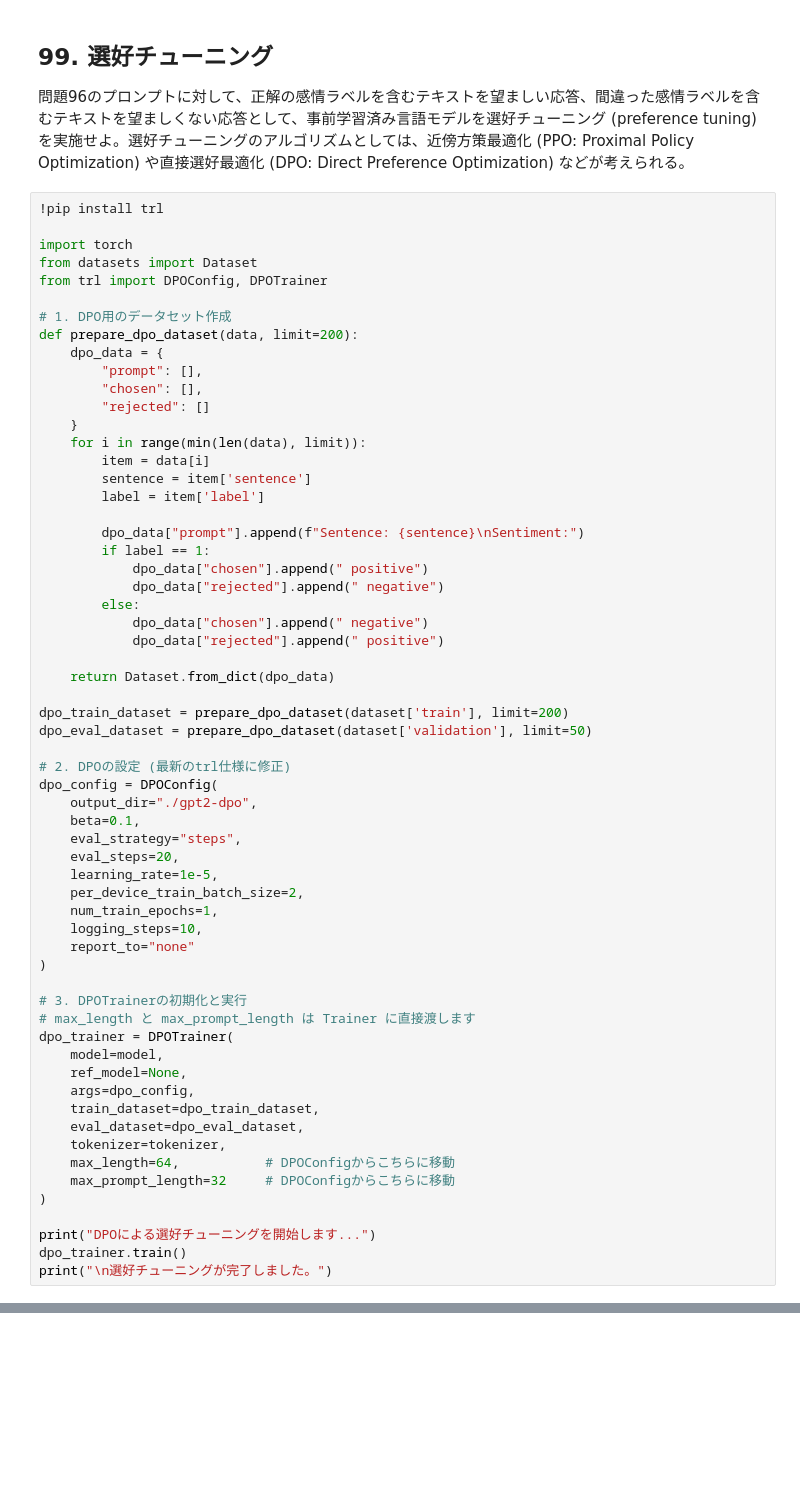
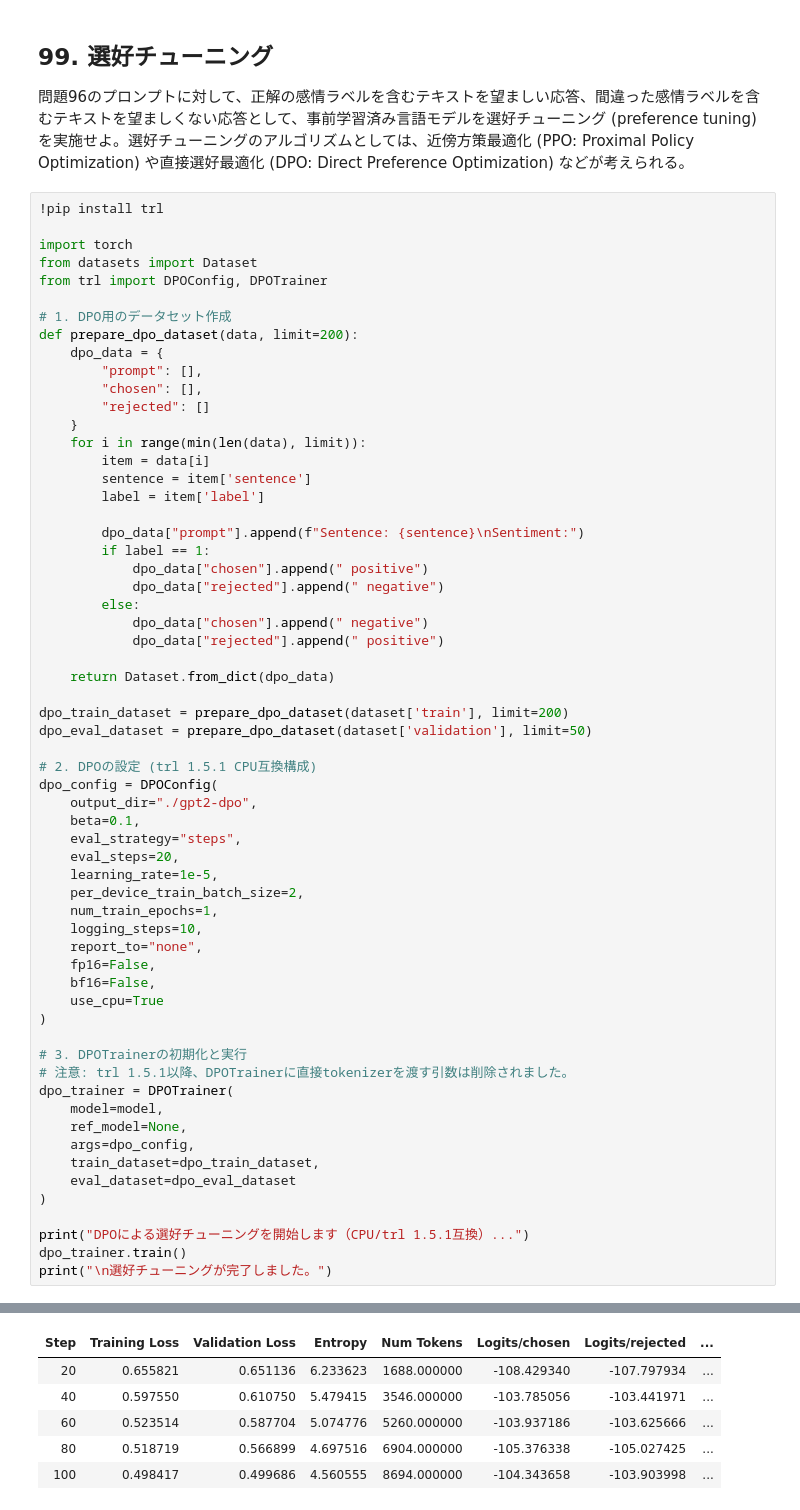
Before and after one commit to hotaru0318-ux/2025, a Jupyter notebook: ja/ch10.ipynb, the cells around one changed output, grey strips where cells are left out. Cells and saved outputs as stored; diff of their text form; blank space fills up the shorter version.

```diff
--- a/ja/ch10.ipynb
+++ b/ja/ch10.ipynb
@@ -716,7 +709,7 @@ def prepare_dpo_dataset(data, limit=200):
 dpo_train_dataset = prepare_dpo_dataset(dataset['train'], limit=200)
 dpo_eval_dataset = prepare_dpo_dataset(dataset['validation'], limit=50)
 
-# 2. DPOの設定 (最新のtrl仕様に修正)
+# 2. DPOの設定 (trl 1.5.1 CPU互換構成)
 dpo_config = DPOConfig(
     output_dir="./gpt2-dpo",
     beta=0.1,
@@ -726,23 +719,23 @@ dpo_config = DPOConfig(
     per_device_train_batch_size=2,
     num_train_epochs=1,
     logging_steps=10,
-    report_to="none"
+    report_to="none",
+    fp16=False,
+    bf16=False,
+    use_cpu=True
 )
 
 # 3. DPOTrainerの初期化と実行
-# max_length と max_prompt_length は Trainer に直接渡します
+# 注意: trl 1.5.1以降、DPOTrainerに直接tokenizerを渡す引数は削除されました。
 dpo_trainer = DPOTrainer(
     model=model,
     ref_model=None,
     args=dpo_config,
     train_dataset=dpo_train_dataset,
-    eval_dataset=dpo_eval_dataset,
-    tokenizer=tokenizer,
-    max_length=64,           # DPOConfigからこちらに移動
-    max_prompt_length=32     # DPOConfigからこちらに移動
+    eval_dataset=dpo_eval_dataset
 )
 
-print("DPOによる選好チューニングを開始します...")
+print("DPOによる選好チューニングを開始します（CPU/trl 1.5.1互換）...")
 dpo_trainer.train()
 print("\n選好チューニングが完了しました。")
 # %% [output]
@@ -766,0 +762,6 @@ ValueError: Your setup doesn't support bf16/gpu. You need to assign use_cpu if y
+| Step | Training Loss | Validation Loss | Entropy | Num Tokens | Logits/chosen | Logits/rejected | ... |
+| 20 | 0.655821 | 0.651136 | 6.233623 | 1688.000000 | -108.429340 | -107.797934 | ... |
+| 40 | 0.597550 | 0.610750 | 5.479415 | 3546.000000 | -103.785056 | -103.441971 | ... |
+| 60 | 0.523514 | 0.587704 | 5.074776 | 5260.000000 | -103.937186 | -103.625666 | ... |
+| 80 | 0.518719 | 0.566899 | 4.697516 | 6904.000000 | -105.376338 | -105.027425 | ... |
+| 100 | 0.498417 | 0.499686 | 4.560555 | 8694.000000 | -104.343658 | -103.903998 | ... |
```
Also changed, not shown: parts of 4 cells of this notebook.
